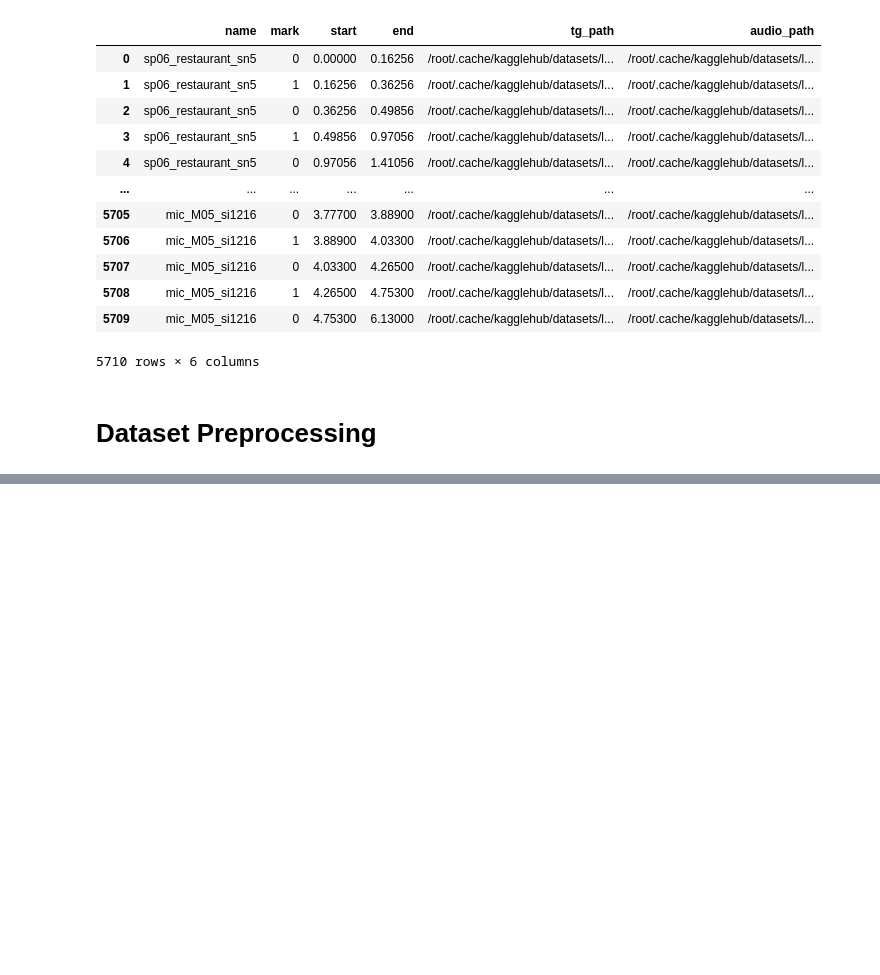
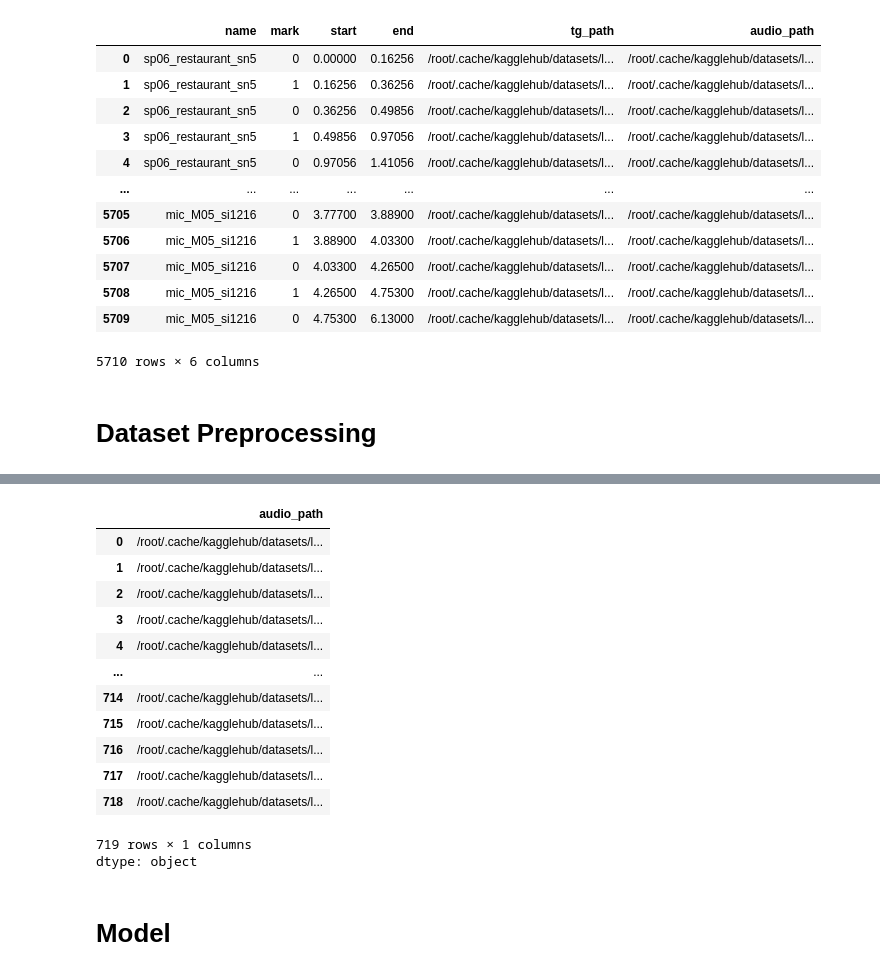
Before and after one commit to 10udCryp7/VAD-flow, a Jupyter notebook: notebooks/VAD_flow.ipynb, the cells around one changed output, grey strips where cells are left out. Saved outputs shown, nothing was run; the diff lists cells and outputs as text; code cells hidden in the pictures; blank space fills up the shorter version.

```diff
--- a/notebooks/VAD_flow.ipynb
+++ b/notebooks/VAD_flow.ipynb
@@ -105,0 +243,21 @@ df
+# %%
+df_path = df['audio_path'].drop_duplicates().reset_index(drop=True)
+# %%
+df_path
+# %% [output]
+|  | audio_path |
+| 0 | /root/.cache/kagglehub/datasets/l... |
+| 1 | /root/.cache/kagglehub/datasets/l... |
+| 2 | /root/.cache/kagglehub/datasets/l... |
+| 3 | /root/.cache/kagglehub/datasets/l... |
+| 4 | /root/.cache/kagglehub/datasets/l... |
+| ... | ... |
+| 714 | /root/.cache/kagglehub/datasets/l... |
+| 715 | /root/.cache/kagglehub/datasets/l... |
+| 716 | /root/.cache/kagglehub/datasets/l... |
+| 717 | /root/.cache/kagglehub/datasets/l... |
+| 718 | /root/.cache/kagglehub/datasets/l... |
+719 rows × 1 columns
+dtype: object
+# %% [markdown]
+# Model
```
Also changed, not shown: parts of 9 cells of this notebook.
